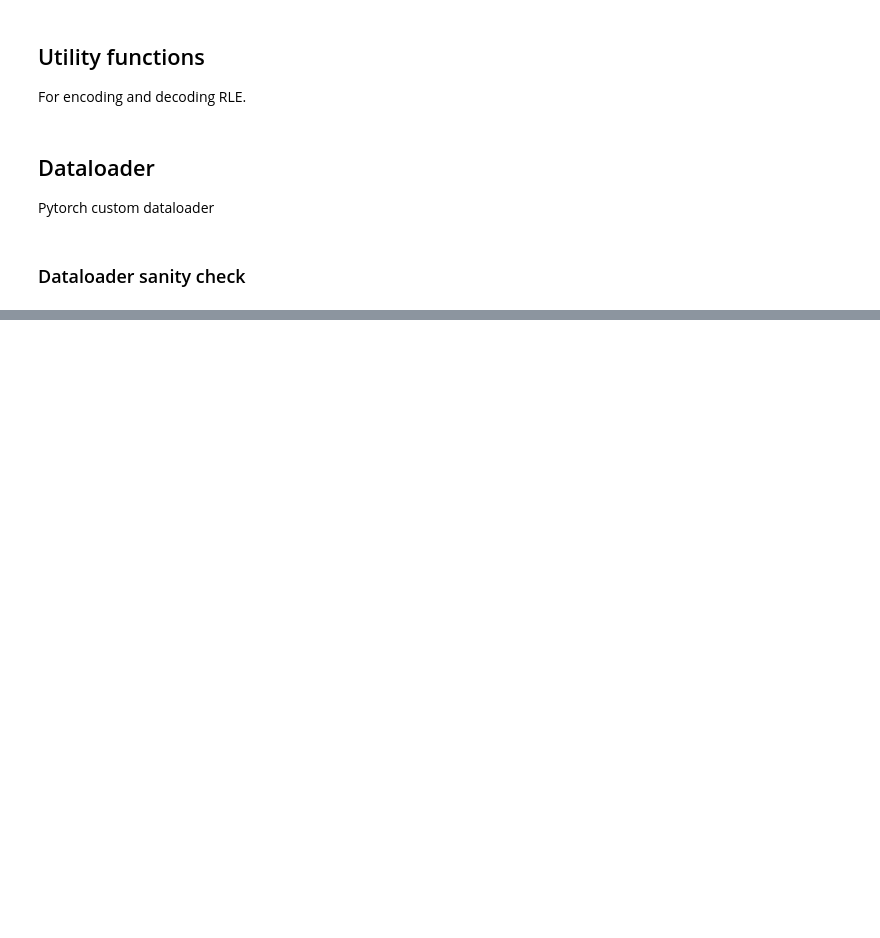
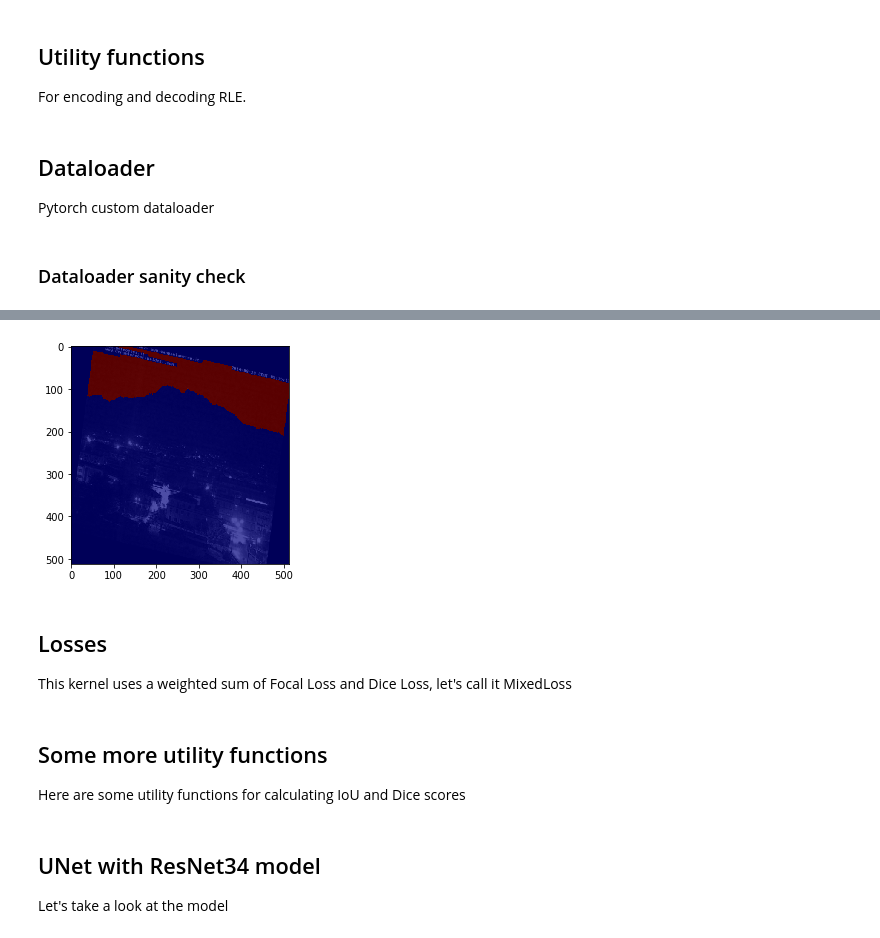
Before and after one commit to NBNARADHYA/NM381_TeamSkylake, a Jupyter notebook: Machine Learning/final_notebook.ipynb, the cells around one changed output, grey strips where cells are left out. Cells and saved outputs as stored; diff of their text form; code cells hidden in the pictures; blank space fills up the shorter version.

Commit message:
Starter code for training model completed

```diff
--- a/Machine Learning/final_notebook.ipynb
+++ b/Machine Learning/final_notebook.ipynb
@@ -171,7 +171,7 @@ def provider(
 dataloader = provider(
     fold=0,
     total_folds=5,
-    df_path="/home/rath772k/sample.csv",
+    df_path="/home/rath772k/data.csv",
     phase="train",
     size=512,
     mean = (0.485, 0.456, 0.406),
@@ -179,3 +179,6 @@ dataloader = provider(
     batch_size=16,
     num_workers=0,
 )
+# %%
+batch = next(iter(dataloader)) # get a batch from the dataloader
+images, masks = batch
@@ -181,0 +199,12 @@ dataloader = provider(
+# %%
+# plot some random images in the `batch`
+idx = random.choice(range(16))
+plt.imshow(images[idx][0],'gray',interpolation=None)
+plt.imshow(masks[idx][0],'jet',alpha=0.7,interpolation=None)
+plt.show()
+# %% [output]
+[figure, added]
+# %% [markdown]
+## Losses
+
+This kernel uses a weighted sum of Focal Loss and Dice Loss, let's call it MixedLoss
@@ -181,0 +247,4 @@ dataloader = provider(
+# %% [markdown]
+## Some more utility functions
+
+Here are some utility functions for calculating IoU and Dice scores
@@ -181,0 +350,3 @@ dataloader = provider(
+# %% [markdown]
+## UNet with ResNet34 model
+Let's take a look at the model
```
Also changed, not shown: parts of 12 cells of this notebook.
